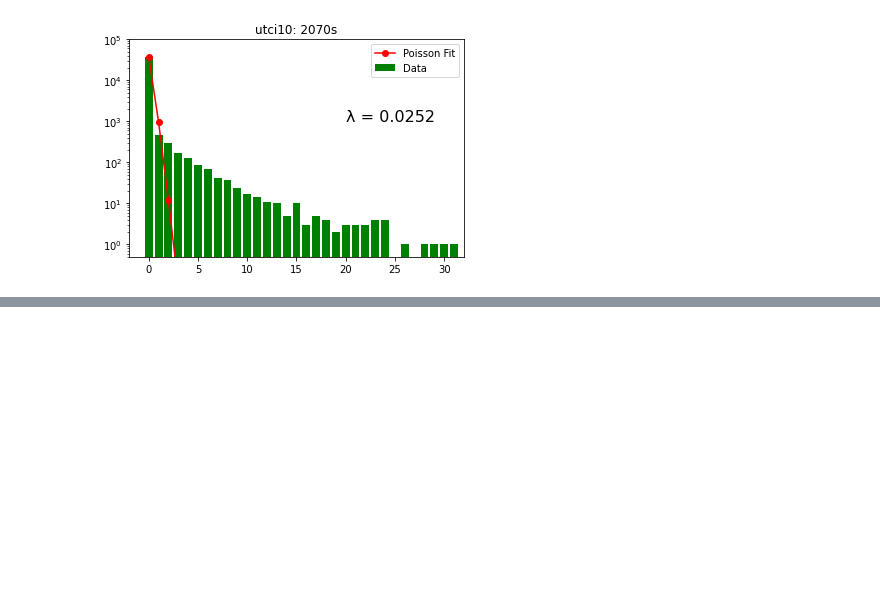
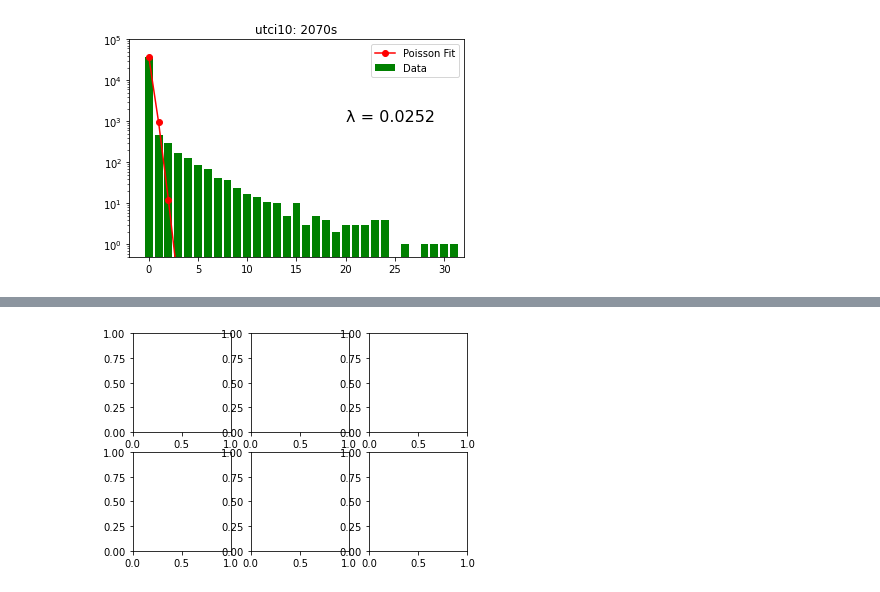
Before and after one commit to kaedonkers/ukcp_heatwave_analysis, a Jupyter notebook: 2.poisson_fit_plots.ipynb, the cells around one changed output, grey strips where cells are left out. Saved outputs shown, nothing was run; the diff lists cells and outputs as text; code cells hidden in the pictures; blank space fills up the shorter version.

```diff
--- a/2.poisson_fit_plots.ipynb
+++ b/2.poisson_fit_plots.ipynb
@@ -268,0 +293,4 @@ plots(u10hw, title='utci10: ')
+# %%
+fig, axs = plt.subplots(2,3)
+# %% [output]
+[figure, added]
```
Also changed, not shown: parts of 18 cells of this notebook.
